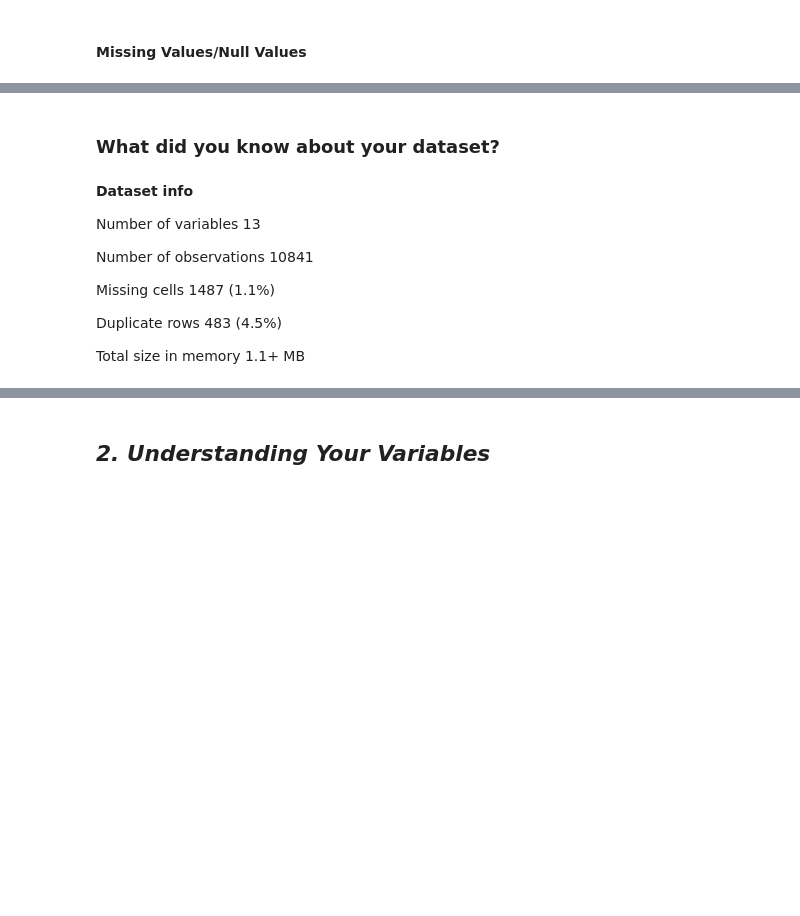
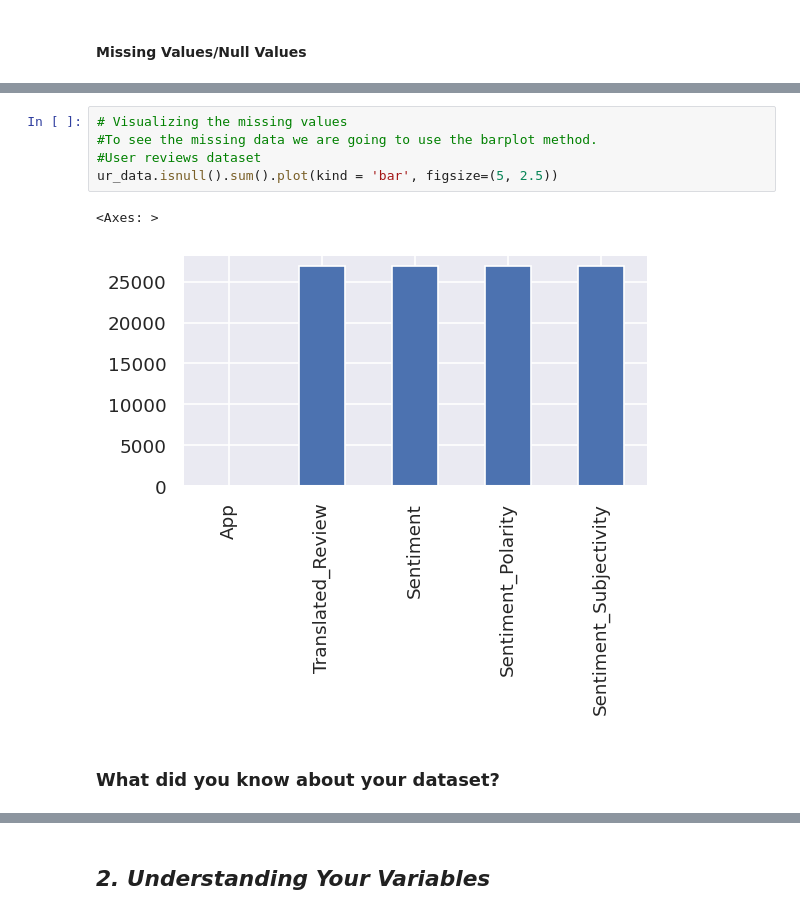
Before and after one commit to hbansal27/Google_Play_Store_Apps_Ratings_EDA, a Jupyter notebook: Play_Store_App_Review_Analysis_EDA.ipynb, the cells around one changed output, grey strips where cells are left out. Cells and saved outputs as stored; diff of their text form; blank space fills up the shorter version.

```diff
--- a/Play_Store_App_Review_Analysis_EDA.ipynb
+++ b/Play_Store_App_Review_Analysis_EDA.ipynb
@@ -201,15 +251,10 @@ sns.heatmap(play_data.isnull(), cbar=False)
+# %%
+# Visualizing the missing values
+#To see the missing data we are going to use the barplot method.
+#User reviews dataset
+ur_data.isnull().sum().plot(kind = 'bar', figsize=(5, 2.5))
+# %% [output]
+<Axes: >
+[figure, added]
 # %% [markdown]
 ### What did you know about your dataset?
-# %% [markdown]
-
-**Dataset info**
-
-Number of variables	13
-
-Number of observations	10841
-
-Missing cells	1487 (1.1%)
-
-Duplicate rows	483 (4.5%)
-
-Total size in memory	1.1+ MB
```
Also changed, not shown: parts of 47 cells of this notebook.
